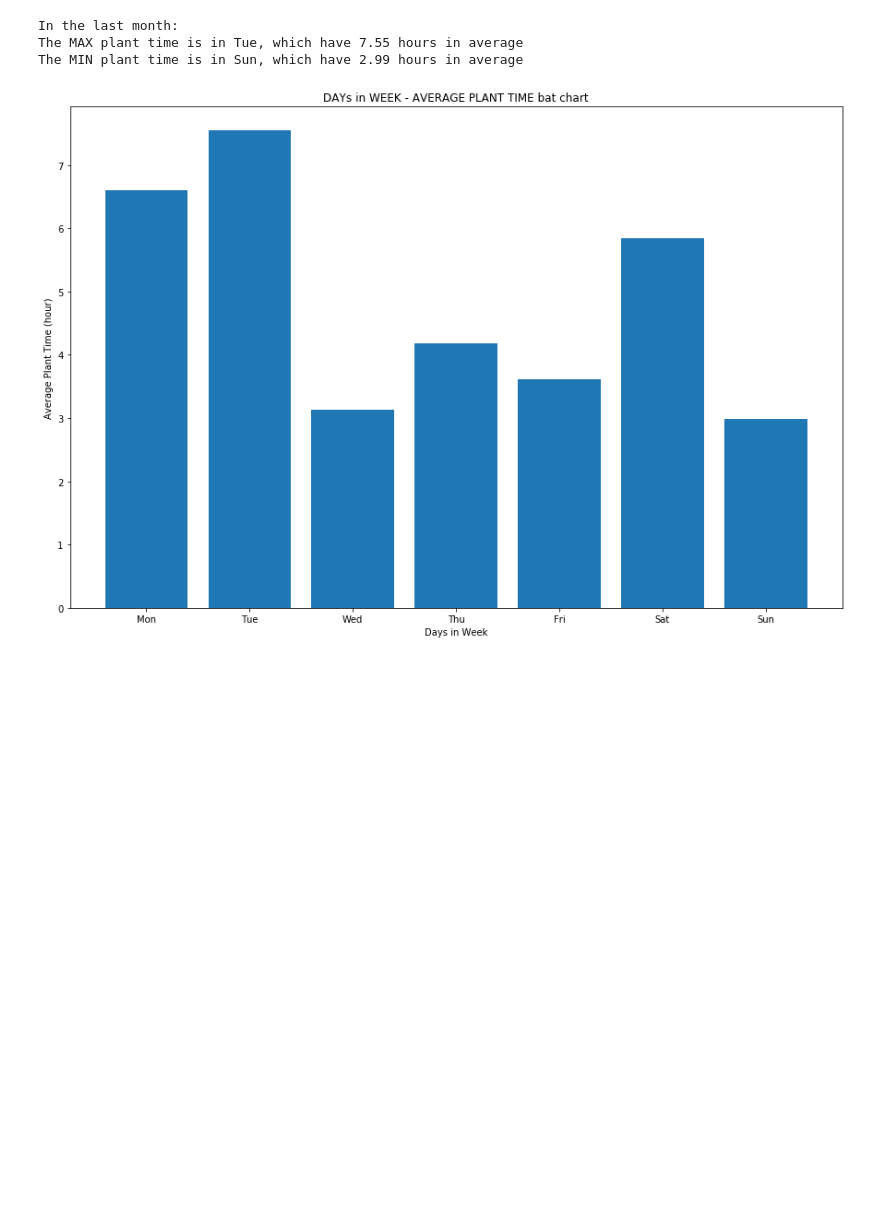
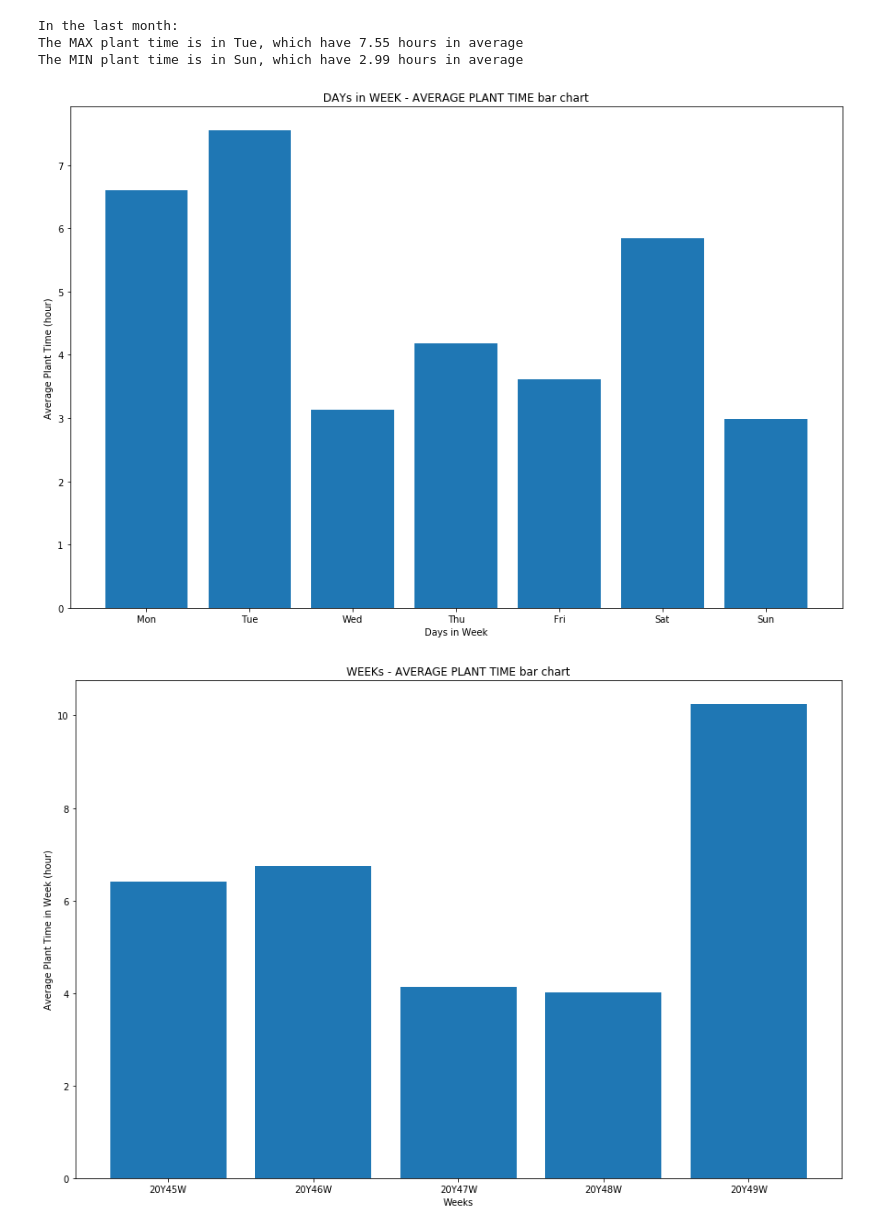
Before and after one commit to blackdogtop/Forest-Analysis, a Jupyter notebook: Forest-Analysis.ipynb, the cells around one changed output. Drawn from its saved outputs; the diff is of its cells as text; code cells hidden in the pictures; blank space fills up the shorter version.

Commit message:
plt weekly average plant time

```diff
--- a/Forest-Analysis.ipynb
+++ b/Forest-Analysis.ipynb
@@ -410,35 +418,41 @@ if __name__ == '__main__':
                   title='PAST MONTH - TOTAL PLANT TIME bar chart in different months'
                   )  # plot total plant time in past months
 
-    months, averageMonPlantTime = p.averageMonthlyPlantTime(days, times)
+    months, averageMonPlantTime = p.monthlyPlantTime(days, times, isAverage=True)
     Chart.pltChart(Chart, months, averageMonPlantTime, chartType='bar',
                   xLabel='Past Month', yLabel='Average Plant Time (hour)',
                   title='PAST MONTH - AVERAGE PLANT TIME bar chart in different months'
                   )  # plot average plant time in past months
 
     weekIndex, plantTimeInWeeks = p.weeklyPlantTime(days, times)
     Chart.pltChart(Chart, Time.daysInWeekList, plantTimeInWeeks,
                    chartType='bar', xLabel='Days In Week', yLabel='Plant Time (hour)',
                    title='DAYs in WEEK - PLANT TIME bar chart days in different week',
                    label=weekIndex)  # plot days plant time in weeks
 
     avePlantTimeInWeeks = p.aveDaysInWeekPlantTime(weekIndex, plantTimeInWeeks)
     Chart.pltChart(Chart, Time.daysInWeekList, avePlantTimeInWeeks, chartType='bar',
                   xLabel='Days in Week', yLabel='Average Plant Time (hour)',
-                  title='DAYs in WEEK - AVERAGE PLANT TIME bat chart')  # plot average days plant time in weeks
+                  title='DAYs in WEEK - AVERAGE PLANT TIME bar chart')  # plot average days plant time in weeks
+
+    weekIndex, aveWeekPlantTime = p.aveWeeklyPlantTimeInPast(weekIndex, plantTimeInWeeks)
+    Chart.pltChart(Chart, weekIndex, aveWeekPlantTime, chartType='bar',
+                  xLabel='Weeks', yLabel='Average Plant Time in Week (hour)',
+                  title='WEEKs - AVERAGE PLANT TIME bar chart')  # plot average week plant time
 # %% [output]
 Input a time of period that you want to analyse (Input month with ENTER)
 ONLY week / month / quarter / half a year / year ARE SUPPORTED:
 The time period will be analysed is: month
 In 2020-05-01, there are 3 trees, 1 of which are successful, the success rate is 33.33%
 [figure]
 [figure]
 In the day, your plant time is :6.41
 [figure]
 [figure]
 [figure]
 [figure]
 In the last month:
 The MAX plant time is in Tue, which have 7.55 hours in average
 The MIN plant time is in Sun, which have 2.99 hours in average
 [figure]
+[figure, added]
```
Also changed, not shown: parts of 2 cells of this notebook.
